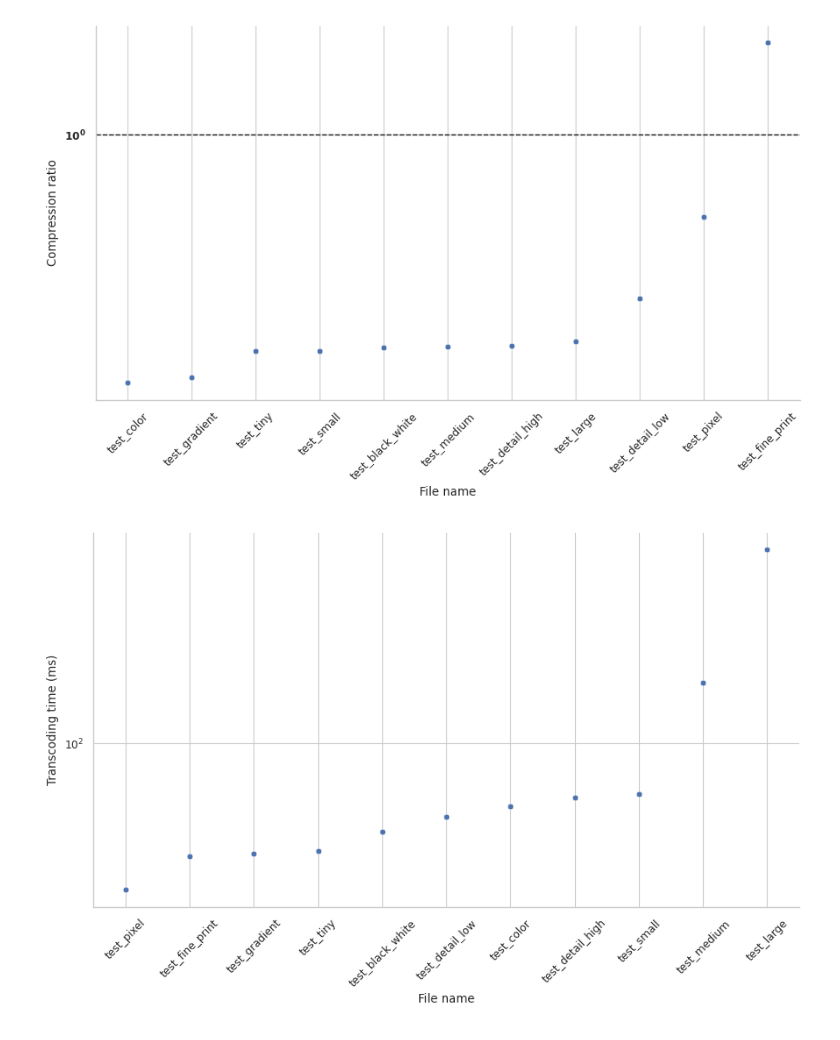
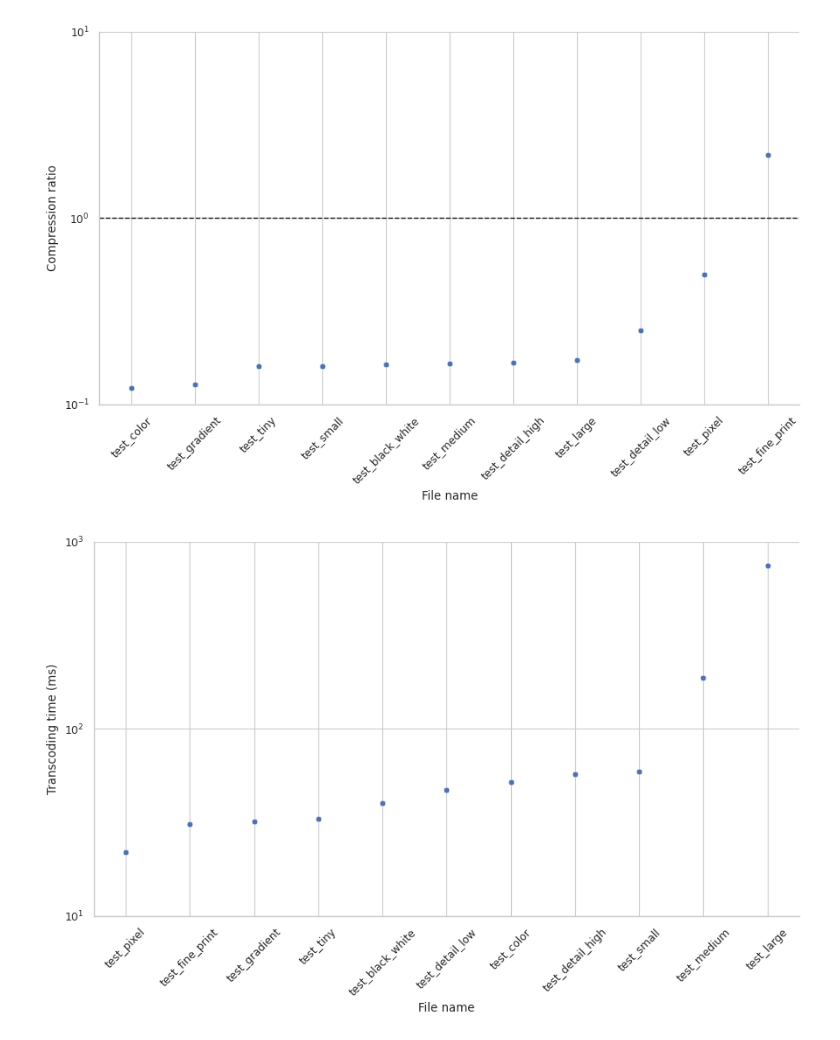
Before and after one commit to xaverhimmelsbach/quadtree-block-compression-visualization, a Jupyter notebook: visualization_scripts/visualize_jpeg.ipynb, the cells around one changed output. Saved outputs shown, nothing was run; the diff lists cells and outputs as text; code cells hidden in the pictures.

Commit message:
Fix some plots

```diff
--- a/visualization_scripts/visualize_jpeg.ipynb
+++ b/visualization_scripts/visualize_jpeg.ipynb
@@ -15,37 +15,30 @@ df = pd.read_csv('../data/jpeg.csv')
 # %%
 # Compression ratio
 df_sorted = df.sort_values('compression_ratio')
 
 # Create a visualization
 g = sns.relplot(
     x='file_name',
     y='compression_ratio',
     # yscale='log',
     data=df_sorted,
     # height=5,
     aspect=16/9
 )
 
-
-# Bold 10⁰
-yticklabels = g.ax.get_yticklabels()
-yticklabels[2].set_fontweight('bold')
-g.set_yticklabels(yticklabels)
-
 # Draw line through 10⁰
 g.ax.axhline(y=10**0, color='k', linestyle='--', linewidth=1)
 
-
-
-
-# ticks = [0.125, 0.25, 0.5, 1, 2]
-g.set(xlabel='File name', ylabel='Compression ratio', yscale='log') # yticks=ticks, yticklabels=ticks)
+ticks = [0.1, 1, 10]
+ticklabels = ['$10^{-1}$', '$10^0$', '$10^1$']
+# ticklabels[1].set_fontweight('bold')
+g.set(xlabel='File name', ylabel='Compression ratio', yscale='log', yticks=ticks, yticklabels=ticklabels)
 
 plt.xticks(rotation=45)
 
 plt.show()
 # %% [output]
-[figure, old version]
+[figure, new version]
 # %%
 # Transcoding time
 df_sorted = df.sort_values('transcoding_time')
@@ -60,11 +53,12 @@ g = sns.relplot(
     aspect=16/9
 )
 
-# ticks = [2**x for x in range(4, 11)]
-g.set(xlabel='File name', ylabel='Transcoding time (ms)', yscale='log')#, yticks=ticks, yticklabels=ticks)
+ticks = [10, 100, 1000]
+ticklabels = ['$10^1$', '$10^2$', '$10^3$']
+g.set(xlabel='File name', ylabel='Transcoding time (ms)', yscale='log', yticks=ticks, yticklabels=ticklabels)
 
 plt.xticks(rotation=45)
 
 plt.show()
 # %% [output]
-[figure, old version]
+[figure, new version]
```
Also changed, not shown: 2 other files.
